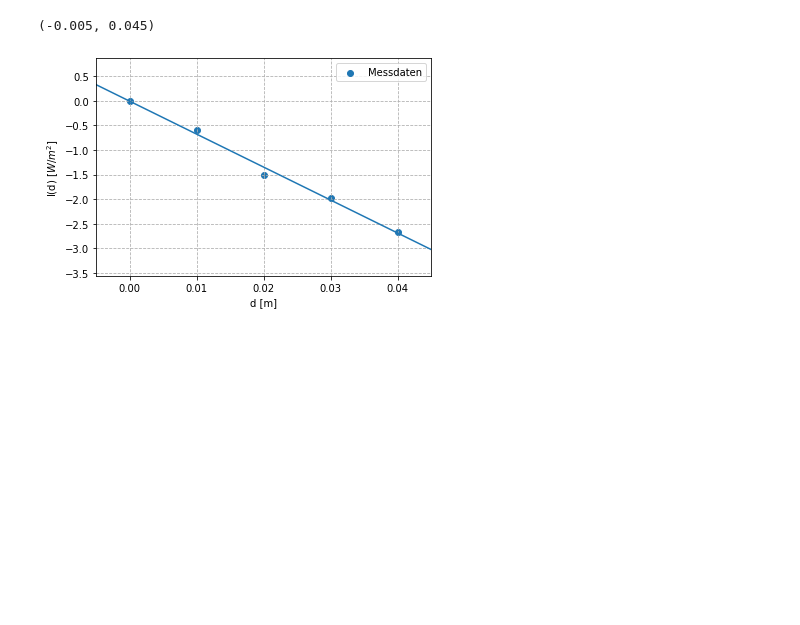
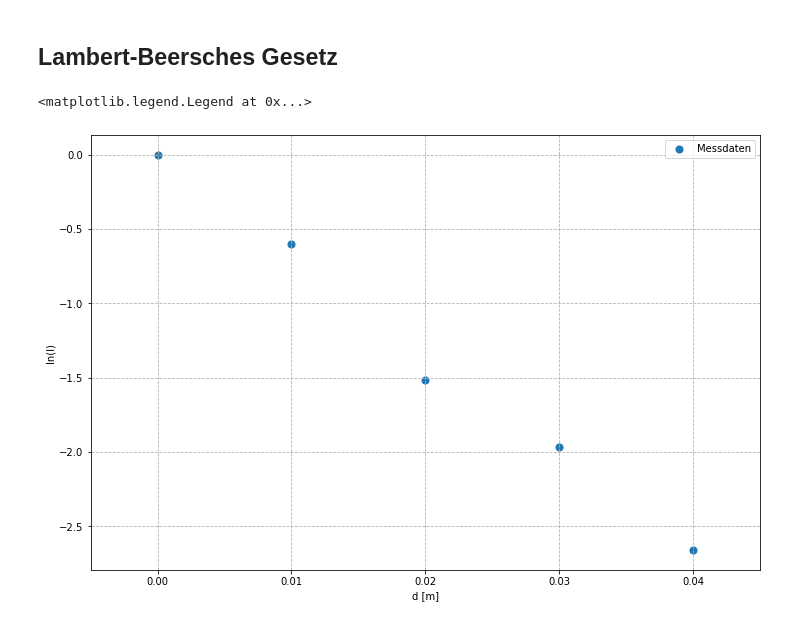
Before and after one commit to cedhan/GP_GitHub, a Jupyter notebook: MNG_Veti_plots.ipynb, the cells around one changed output. Saved outputs shown, nothing was run; the diff lists cells and outputs as text; code cells hidden in the pictures; blank space fills up the shorter version.

```diff
--- a/MNG_Veti_plots.ipynb
+++ b/MNG_Veti_plots.ipynb
@@ -1,3 +1,4 @@
 # %%
 import numpy as np
 import matplotlib.pyplot as plt
+plt.rcParams["figure.figsize"] = (12,8)
@@ -4,3 +47,5 @@ import matplotlib.pyplot as plt
+# %% [markdown]
+## Lambert-Beersches Gesetz
 # %%
 d = np.array([0., 0.01, 0.02, 0.03, 0.04])
 I = [1, 0.55, 0.22, 0.14, 0.07]
@@ -14,17 +60,19 @@ y = poly(x, a, b)
 ye = np.exp(a*x+b)
 # %%
 fig, ax = plt.subplots()
-ax.scatter(d, log_I, label='Messdaten')
-#ax.set_yscale('log')
-ax.plot(x, y)
-ax.legend()
-#ax.plot(x, ye)
+ax.scatter(d, log_I, s=50, label='Messdaten')
+
+#-----------hier ausblenden--------------#
+#ax.plot(x, y, linestyle='--', label='Ausgleichsgerade')
+#-----------hier ausblenden--------------#
+
 ax.grid(which='both', linestyle='--')
 ax.set_xlabel('d [m]')
-ax.set_ylabel('I(d) [$W/m^2$]')
+ax.set_ylabel('ln(I)')
 ax.set_xlim(-0.005, 0.045)
+ax.legend()
 # %% [output]
-(-0.005, 0.045)
+<matplotlib.legend.Legend at 0x...>
-[figure, old version]
+[figure, new version]
 # %%
 fig, ax = plt.subplots()
```
Also changed, not shown: parts of 6 cells of this notebook.
